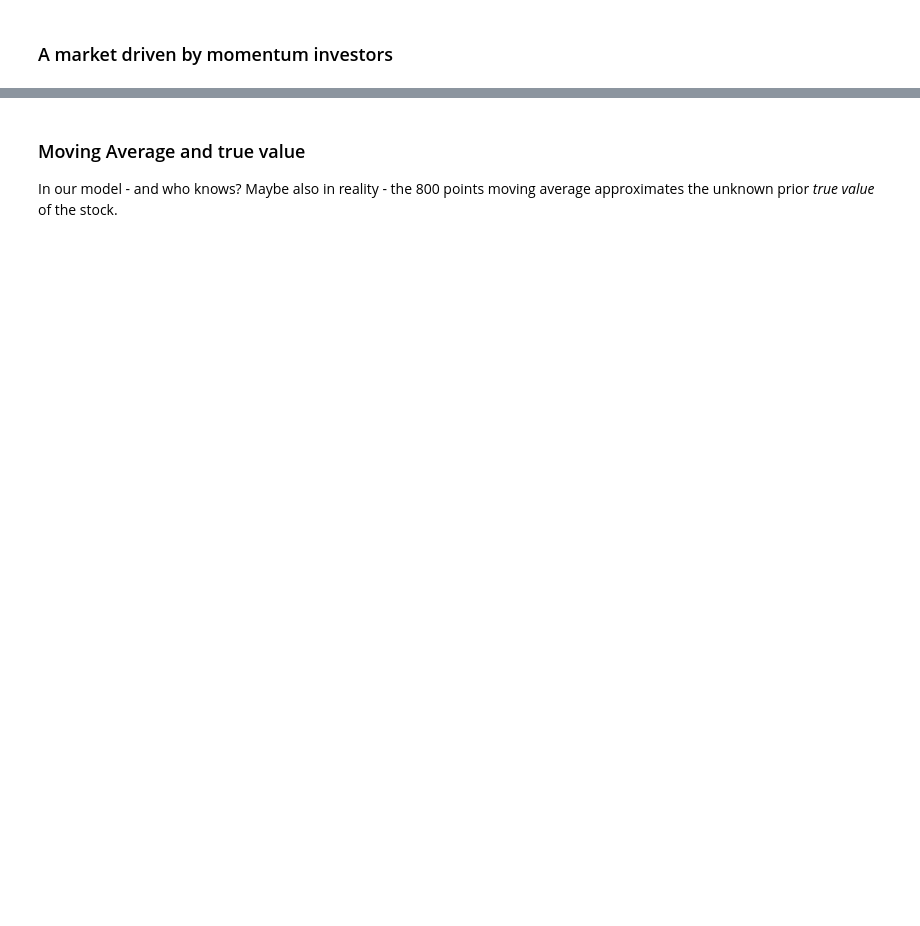
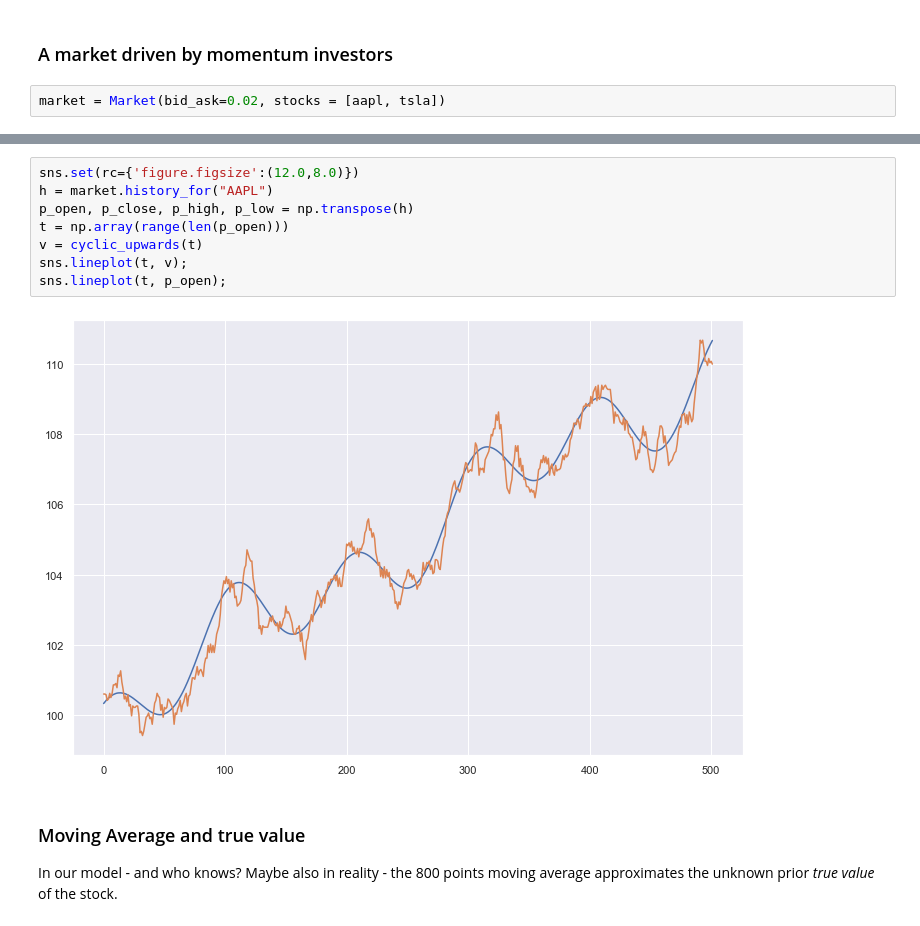
Before and after one commit to smurve/financials, a Jupyter notebook: MarketSimulator.ipynb, the cells around one changed output, grey strips where cells are left out. Saved outputs shown, nothing was run; the diff lists cells and outputs as text; blank space fills up the shorter version.

```diff
--- a/MarketSimulator.ipynb
+++ b/MarketSimulator.ipynb
@@ -101,2 +152,4 @@ i_m, i_v, market.orders, market.price_for('AAPL')
 # %% [markdown]
 ### A market driven by momentum investors
+# %%
+market = Market(bid_ask=0.02, stocks = [aapl, tsla])
@@ -119,3 +231,13 @@ t = np.arange(len(h))
+# %%
+sns.set(rc={'figure.figsize':(12.0,8.0)})
+h = market.history_for("AAPL")
+p_open, p_close, p_high, p_low = np.transpose(h)
+t = np.array(range(len(p_open)))
+v = cyclic_upwards(t)
+sns.lineplot(t, v);
+sns.lineplot(t, p_open);
+# %% [output]
+[figure, added]
 # %% [markdown]
 ### Moving Average and true value
 In our model - and who knows? Maybe also in reality - the 800 points moving average approximates the unknown prior *true value* of the stock.
```
Also changed, not shown: parts of 44 cells of this notebook, 2 other files.
